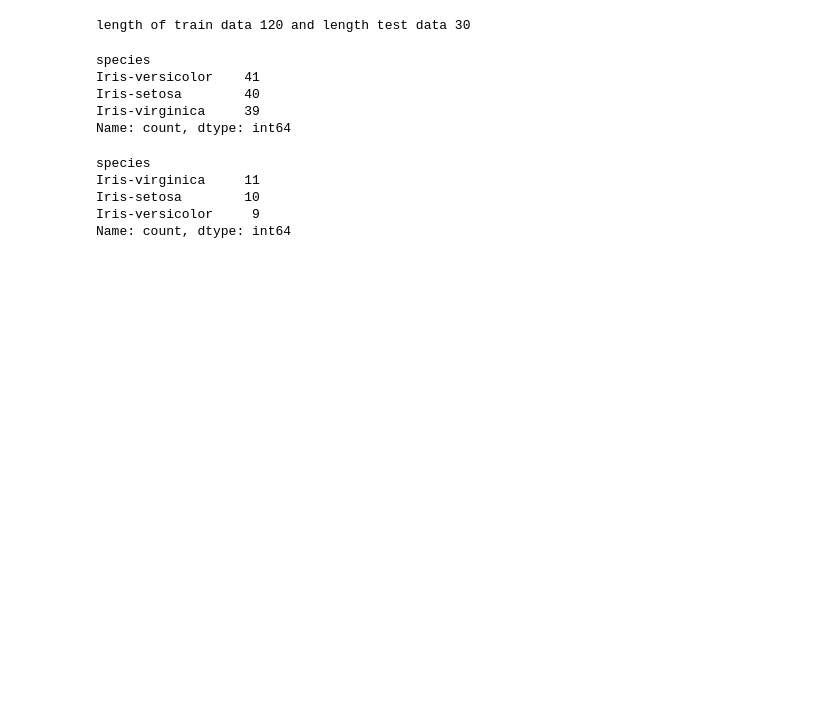
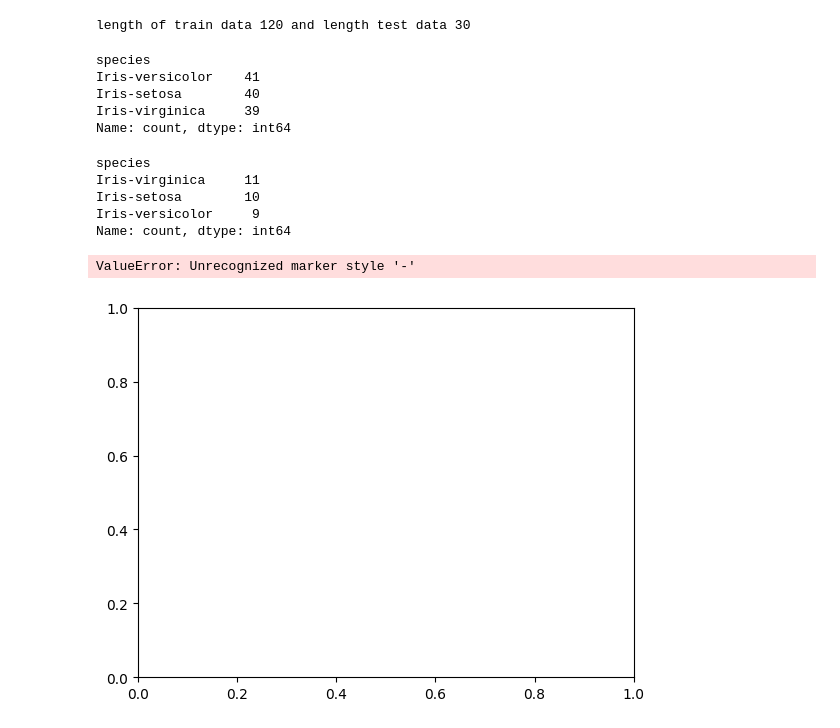
Before and after one commit to sayan14banerjee/iris_flower_classification, a Jupyter notebook: iris_flower_classification.ipynb, the cells around one changed output. Drawn from its saved outputs; the diff is of its cells as text; code cells hidden in the pictures; blank space fills up the shorter version.

```diff
--- a/iris_flower_classification.ipynb
+++ b/iris_flower_classification.ipynb
@@ -237,3 +264,8 @@ Iris-virginica     11
 Iris-setosa        10
 Iris-versicolor     9
 Name: count, dtype: int64
+# %%
+sns.regplot(x= 'sepal_length', y= 'petal_length', data = train_data, color = 'blue', marker='-')
+# %% [output]
+ValueError: Unrecognized marker style '-'
+[figure, added]
```
Also changed, not shown: parts of 9 cells of this notebook, 1 other file.
